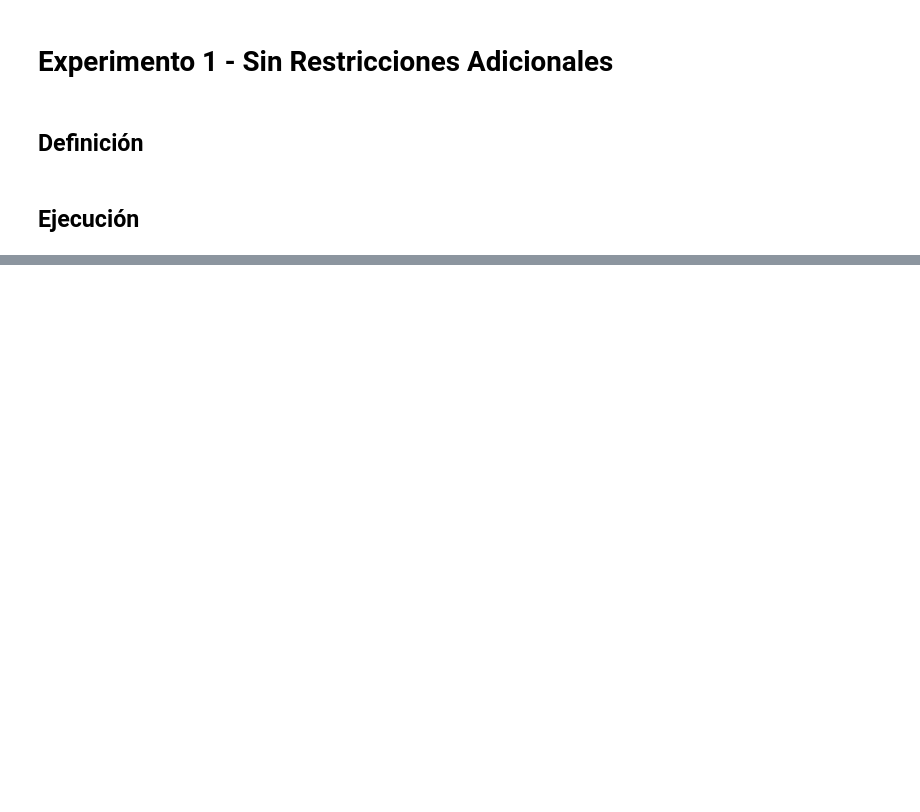
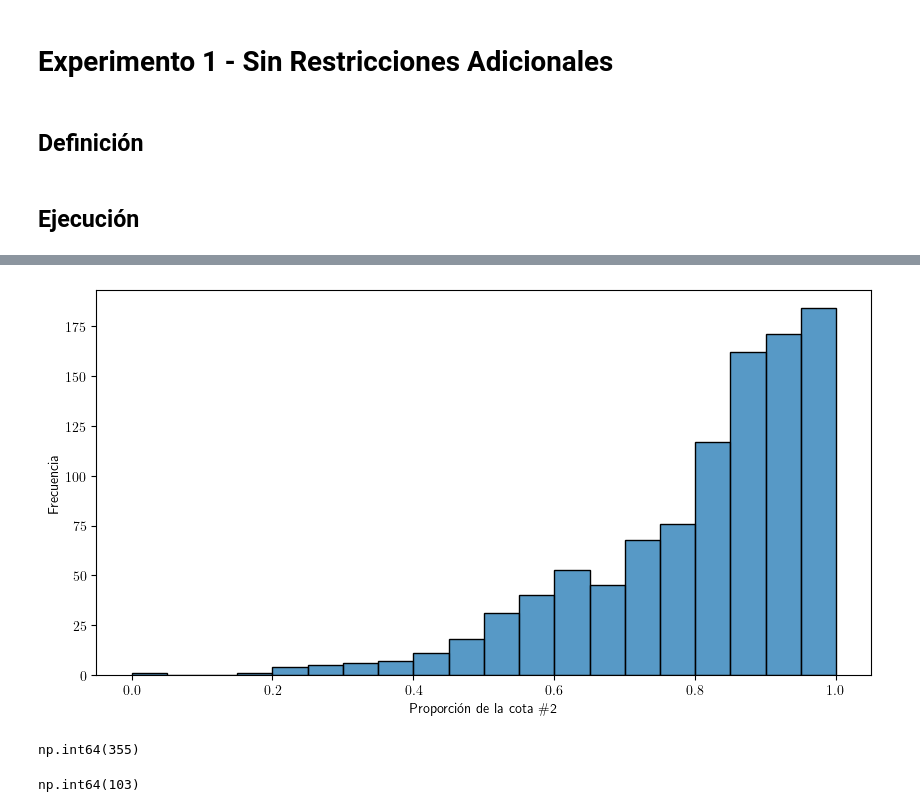
Before and after one commit to sponja23/invop-tp, a Jupyter notebook: experimentos/experimento_1.ipynb, the cells around one changed output, grey strips where cells are left out. Cells and saved outputs as stored; diff of their text form; code cells hidden in the pictures; blank space fills up the shorter version.

```diff
--- a/experimentos/experimento_1.ipynb
+++ b/experimentos/experimento_1.ipynb
@@ -49,0 +90,11 @@ resultados = experimento.ejecutar()
+# %%
+proporciones_optimo_ajustado = [
+    obj / instancia.bmp()
+    for obj, instancia in zip(resultados.objetivos, resultados.instancias)
+]
+
+fig = histograma(proporciones_optimo_ajustado, xlabel="Proporción de la cota \#2")
+
+experimento.guardar_imagen(fig, "distribucion_proporcion_optimo_ajustado")
+# %% [output]
+[figure, added]
@@ -49,0 +103,8 @@ resultados = experimento.ejecutar()
+# %%
+(poa >= 0.9).sum()
+# %% [output]
+np.int64(355)
+# %%
+((1 - poa) < 1e-8).sum()
+# %% [output]
+np.int64(103)
```
Also changed, not shown: parts of 22 cells of this notebook, 8 other files.
